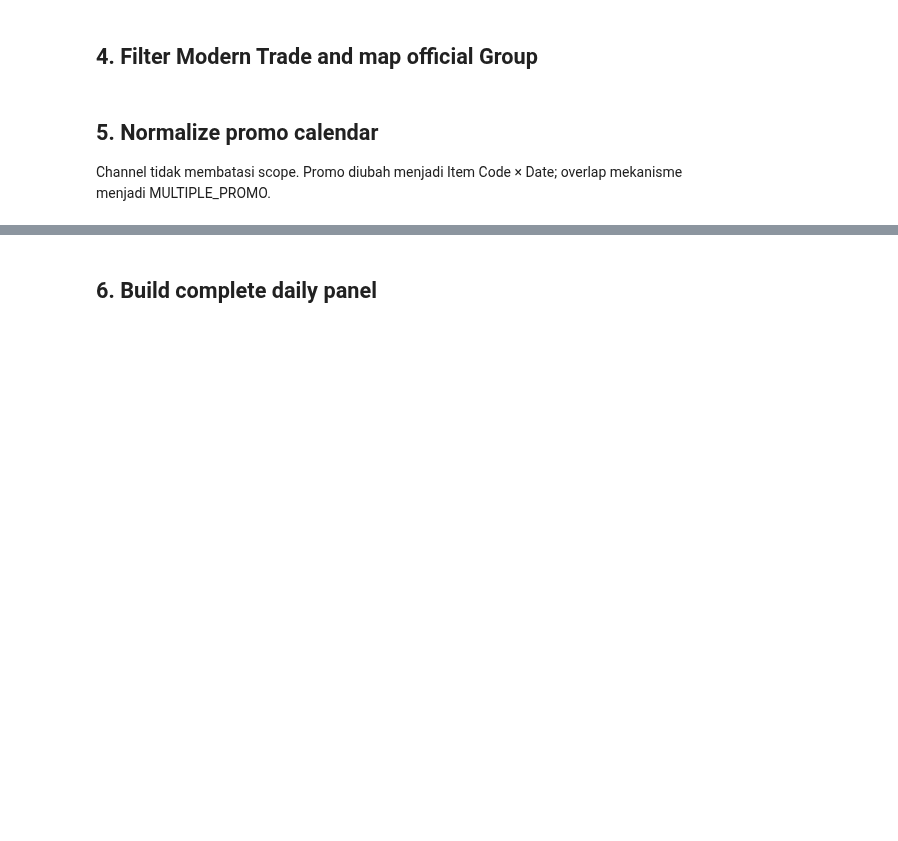
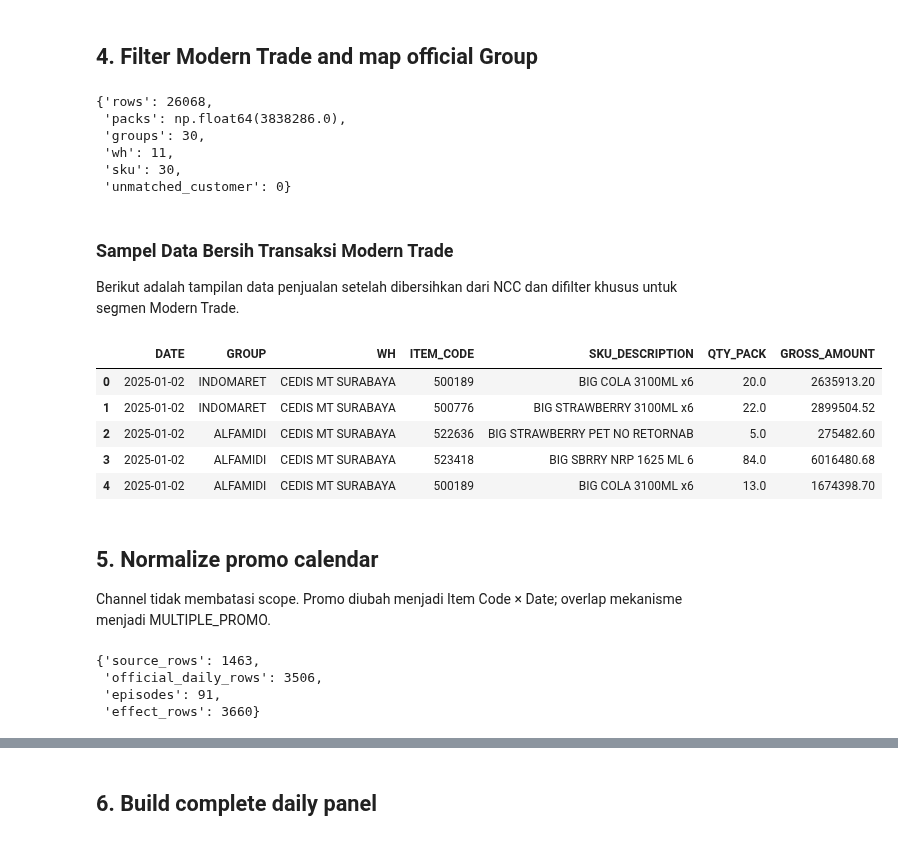
Before and after one commit to BuruhArloji/PythonDataScienceHandbook, a Jupyter notebook: MT_Weekly_Forecast_2026_08_17_2026_08_24.ipynb, the cells around one changed output, grey strips where cells are left out. Drawn from its saved outputs; the diff is of its cells as text; code cells hidden in the pictures; blank space fills up the shorter version.

```diff
--- a/MT_Weekly_Forecast_2026_08_17_2026_08_24.ipynb
+++ b/MT_Weekly_Forecast_2026_08_17_2026_08_24.ipynb
@@ -66,13 +158,59 @@ ncc_qc
 # %% [markdown]
 ## 4. Filter Modern Trade and map official Group
 # %%
-customer_master = fp.load_customer_master()
-mt, customer_unmatched = fp.map_modern_trade(clean, customer_master)
+customer_master = fp.load_customer_master(MASTER_FILE)
+
+mt, customer_unmatched = fp.map_modern_trade(
+    clean,
+    customer_master
+)
+
 product_dim = fp.build_product_dim(mt)
-{'rows': len(mt), 'packs': mt[fp.QTY].sum(), 'groups': mt['GROUP'].nunique(), 'wh': mt['WH'].nunique(), 'sku': mt['ITEM_CODE'].nunique(), 'unmatched_customer': len(customer_unmatched)}
+
+{
+    "rows": len(mt),
+    "packs": mt[fp.QTY].sum(),
+    "groups": mt["GROUP"].nunique(),
+    "wh": mt["WH"].nunique(),
+    "sku": mt["ITEM_CODE"].nunique(),
+    "unmatched_customer": len(customer_unmatched),
+}
+# %% [output]
+{'rows': 26068,
+ 'packs': np.float64(3838286.0),
+ 'groups': 30,
+ 'wh': 11,
+ 'sku': 30,
+ 'unmatched_customer': 0}
+# %% [markdown]
+### Sampel Data Bersih Transaksi Modern Trade
+Berikut adalah tampilan data penjualan setelah dibersihkan dari NCC dan difilter khusus untuk segmen Modern Trade.
+# %%
+# Menampilkan 5 baris pertama data transaksi MT yang sudah bersih
+display(mt[['DATE', 'GROUP', 'WH', 'ITEM_CODE', 'SKU_DESCRIPTION', 'QTY_PACK', 'GROSS_AMOUNT']].head())
+# %% [output]
+|  | DATE | GROUP | WH | ITEM_CODE | SKU_DESCRIPTION | QTY_PACK | GROSS_AMOUNT |
+| 0 | 2025-01-02 | INDOMARET | CEDIS MT SURABAYA | 500189 | BIG COLA 3100ML x6 | 20.0 | 2635913.20 |
+| 1 | 2025-01-02 | INDOMARET | CEDIS MT SURABAYA | 500776 | BIG STRAWBERRY 3100ML x6 | 22.0 | 2899504.52 |
+| 2 | 2025-01-02 | ALFAMIDI | CEDIS MT SURABAYA | 522636 | BIG STRAWBERRY PET NO RETORNAB | 5.0 | 275482.60 |
+| 3 | 2025-01-02 | ALFAMIDI | CEDIS MT SURABAYA | 523418 | BIG SBRRY NRP 1625 ML 6 | 84.0 | 6016480.68 |
+| 4 | 2025-01-02 | ALFAMIDI | CEDIS MT SURABAYA | 500189 | BIG COLA 3100ML x6 | 13.0 | 1674398.70 |
 # %% [markdown]
 ## 5. Normalize promo calendar
 Channel tidak membatasi scope. Promo diubah menjadi Item Code × Date; overlap mekanisme menjadi MULTIPLE_PROMO.
 # %%
-promo_source, promo_official, promo_episodes, promo_effect = fp.load_clean_promo()
-{'source_rows': len(promo_source), 'official_daily_rows': len(promo_official), 'episodes': len(promo_episodes), 'effect_rows': len(promo_effect)}
+promo_source, promo_official, promo_episodes, promo_effect = (
+    fp.load_clean_promo(PROMO_FILE)
+)
+
+{
+    "source_rows": len(promo_source),
+    "official_daily_rows": len(promo_official),
+    "episodes": len(promo_episodes),
+    "effect_rows": len(promo_effect),
+}
+# %% [output]
+{'source_rows': 1463,
+ 'official_daily_rows': 3506,
+ 'episodes': 91,
+ 'effect_rows': 3660}
```
Also changed, not shown: parts of 38 cells of this notebook.
